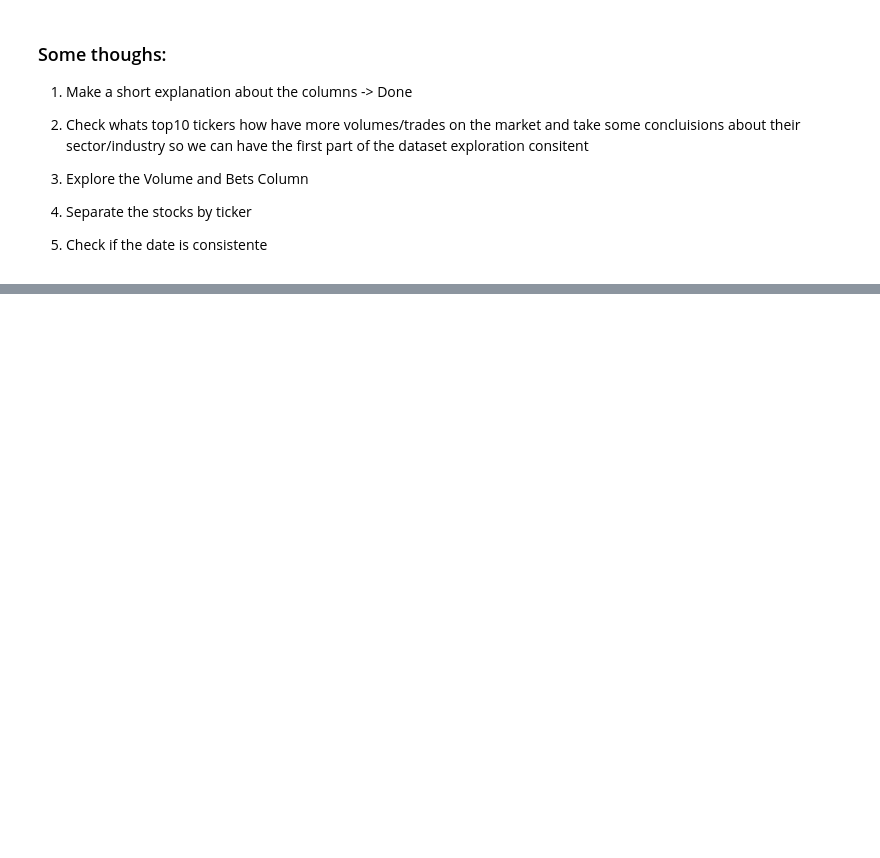
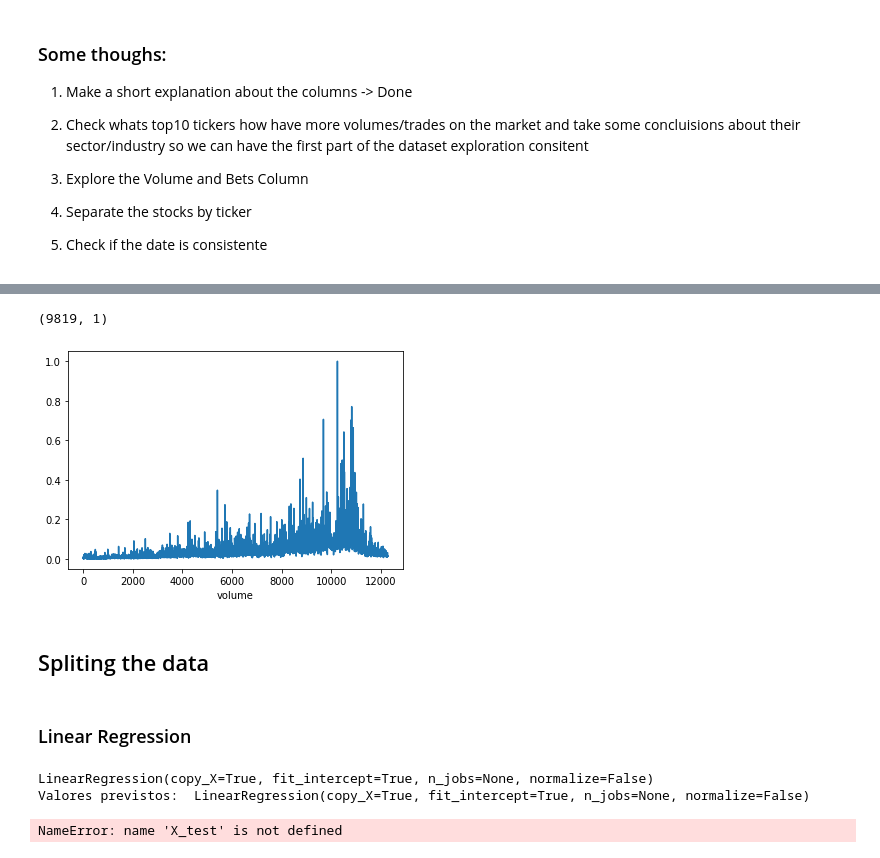
Before and after one commit to GuilhermeViveiros/Stock-Prices, a Jupyter notebook: Predicting Stock Prices.ipynb, the cells around one changed output, grey strips where cells are left out. Drawn from its saved outputs; the diff is of its cells as text; code cells hidden in the pictures; blank space fills up the shorter version.

```diff
--- a/Predicting Stock Prices.ipynb
+++ b/Predicting Stock Prices.ipynb
@@ -552,0 +613,24 @@ stocks[stocks['ticker'] == 'HPQ']
+# %%
+from sklearn.preprocessing import MinMaxScaler
+
+scaler = MinMaxScaler()
+scaler.fit(df)
+
+
+
+df_normalized = scaler.transform(df)
+
+x = df_normalized[:,[0,1,3,4,5]]
+y = df_normalized[:,[2]]
+# %%
+y_train.shape
+# %% [output]
+(9819, 1)
+# %%
+plt.plot(df_normalized[:,5])
+plt.xlabel("volume")
+plt.show()
+# %% [output]
+[figure, added]
+# %% [markdown]
+## Spliting the data
@@ -552,0 +643,16 @@ stocks[stocks['ticker'] == 'HPQ']
+# %% [markdown]
+### Linear Regression
+# %%
+from sklearn import linear_model
+
+regr_model = linear_model.LinearRegression()
+regr_model = regr_model.fit(x_train, y_train)
+
+print(regr_model)
+print("Valores previstos: " , regr_model)
+print("Valores previstos: " , regr_model.predict(x_test))
+print("Valores reais: " , y_test)
+# %% [output]
+LinearRegression(copy_X=True, fit_intercept=True, n_jobs=None, normalize=False)
+Valores previstos:  LinearRegression(copy_X=True, fit_intercept=True, n_jobs=None, normalize=False)
+NameError: name 'X_test' is not defined
```
Also changed, not shown: parts of 17 cells of this notebook.
